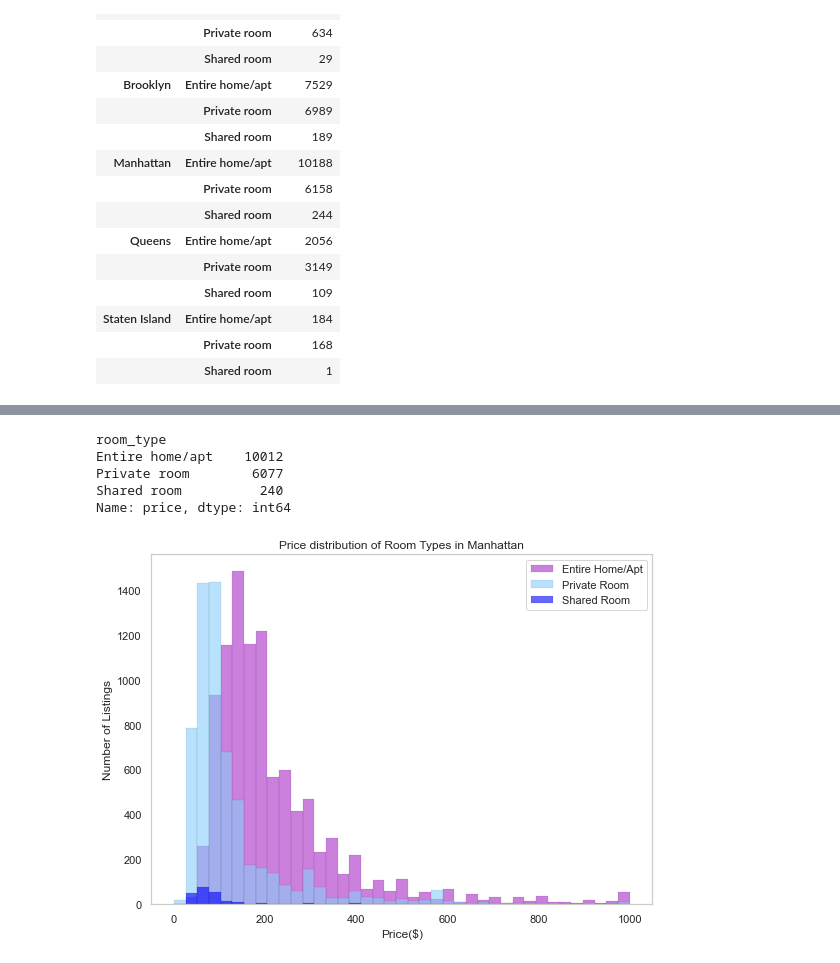
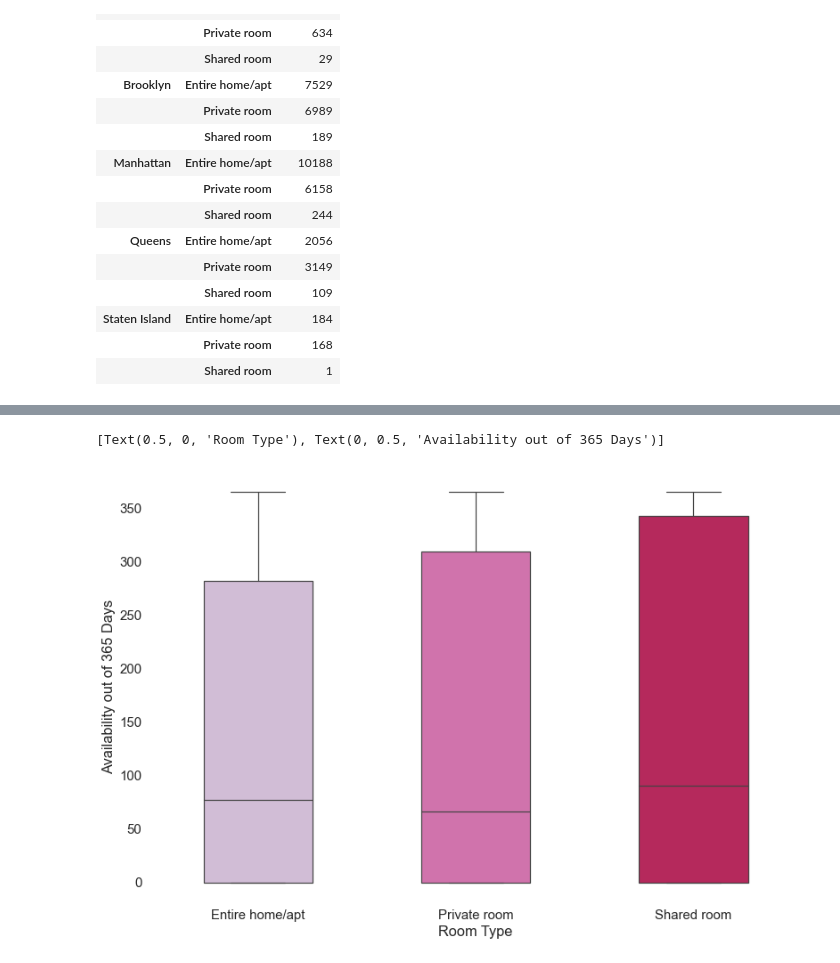
Before and after one commit to mb3005/NYC-Airbnbs, a Jupyter notebook: Python Project 1 - Airbnbs in NYC.ipynb, the cells around one changed output, grey strips where cells are left out. Drawn from its saved outputs; the diff is of its cells as text; code cells hidden in the pictures.

Commit message:
boxplot added

```diff
--- a/Python Project 1 - Airbnbs in NYC.ipynb
+++ b/Python Project 1 - Airbnbs in NYC.ipynb
@@ -592,13 +538,7 @@ Name: price, dtype: int64
 
 #plt.show()
 # %%
-ma2.groupby(['room_type'])['price'].count()
+#ma2.groupby(['room_type'])['price'].count()
-# %% [output]
-room_type
-Entire home/apt    10012
-Private room        6077
-Shared room          240
-Name: price, dtype: int64
 # %%
 #ma2.groupby(['room_type'])['price'].plot(kind='hist',legend=True, stacked=True, bins=40)
 #plt.xlabel('Price ($)')
@@ -612,17 +548,39 @@ Name: price, dtype: int64
 # %%
-entire_home_price = ma2[ma2.room_type == 'Entire home/apt']['price'].tolist()
-private_room = ma2[ma2.room_type == 'Private room']['price'].tolist()
-shared_room = ma2[ma2.room_type == 'Shared room']['price'].tolist()
-plt.figure(figsize=(8,6))
-bins = np.linspace(0, 1000, 40)
-plt.hist(entire_home_price, bins, alpha=0.75, color = "mediumorchid", label="Entire Home/Apt", edgecolor='black', linewidth=0.1)
-plt.hist(private_room, bins, alpha=0.6, color = "lightskyblue", label="Private Room", edgecolor='black', linewidth=0.1)
-plt.hist(shared_room, bins, alpha=0.6, color = "blue", label="Shared Room", edgecolor='black', linewidth=0.1)
+#entire_home_price = ma2[ma2.room_type == 'Entire home/apt']['price'].tolist()
+#private_room = ma2[ma2.room_type == 'Private room']['price'].tolist()
+#shared_room = ma2[ma2.room_type == 'Shared room']['price'].tolist()
+#plt.figure(figsize=(8,6))
+#bins = np.linspace(0, 1000, 40)
+#plt.hist(entire_home_price, bins, alpha=0.75, color = "mediumorchid", label="Entire Home/Apt", edgecolor='black', linewidth=0.1)
+#plt.hist(private_room, bins, alpha=0.6, color = "lightskyblue", label="Private Room", edgecolor='black', linewidth=0.1)
+#plt.hist(shared_room, bins, alpha=0.6, color = "blue", label="Shared Room", edgecolor='black', linewidth=0.1)
 
-plt.title('Price distribution of Room Types in Manhattan')
-plt.xlabel('Price($)')
-plt.ylabel('Number of Listings')
-plt.legend()
-plt.grid(False)
+#plt.title('Price distribution of Room Types in Manhattan')
+#plt.xlabel('Price($)')
+#plt.ylabel('Number of Listings')
+#plt.legend()
+#plt.grid(False)
-# %% [output]
-[figure, removed]
+# %%
+# availability throughout the year
+
+avail = room_types[["room_type","availability_365"]]
+sns.set(rc={'figure.figsize':(11.7,8.27)})
+sns.set(rc={'axes.facecolor':'white', 'figure.facecolor':'white'})
+sns.set_context("paper", font_scale=1.7)
+sns.boxplot(x = 'room_type', y = 'availability_365', data = avail, width = 0.5, palette = "PuRd")\
+    .set(xlabel='Room Type', ylabel='Availability out of 365 Days')\
+
+
+# We can see that the median availabilities for each of the different room types is similar being around the 75
+# day mark.
+# For all three room types, 25% of all listings are available for most of the year. For entire home/apt
+# listings, 25% of these listings are available for, roughly 275 days or more, making up most of the year.
+# The other room types, 25% of these listings are being listed for an even greater proportion of the year.
+# So overall, it looks to be like a quarter of all airbnb listings are being used solely for that purpose.
+
+# Half of the listings seem to be available for only a small portion of the year, suggesting that hosts are
+# only making their apartment available for a portion of the year for whatever reason, whether it be for travel,
+# business, etc.
+# %% [output]
+[Text(0.5, 0, 'Room Type'), Text(0, 0.5, 'Availability out of 365 Days')]
+[figure, added]
```
Also changed, not shown: parts of 20 cells of this notebook, 3 other files.
